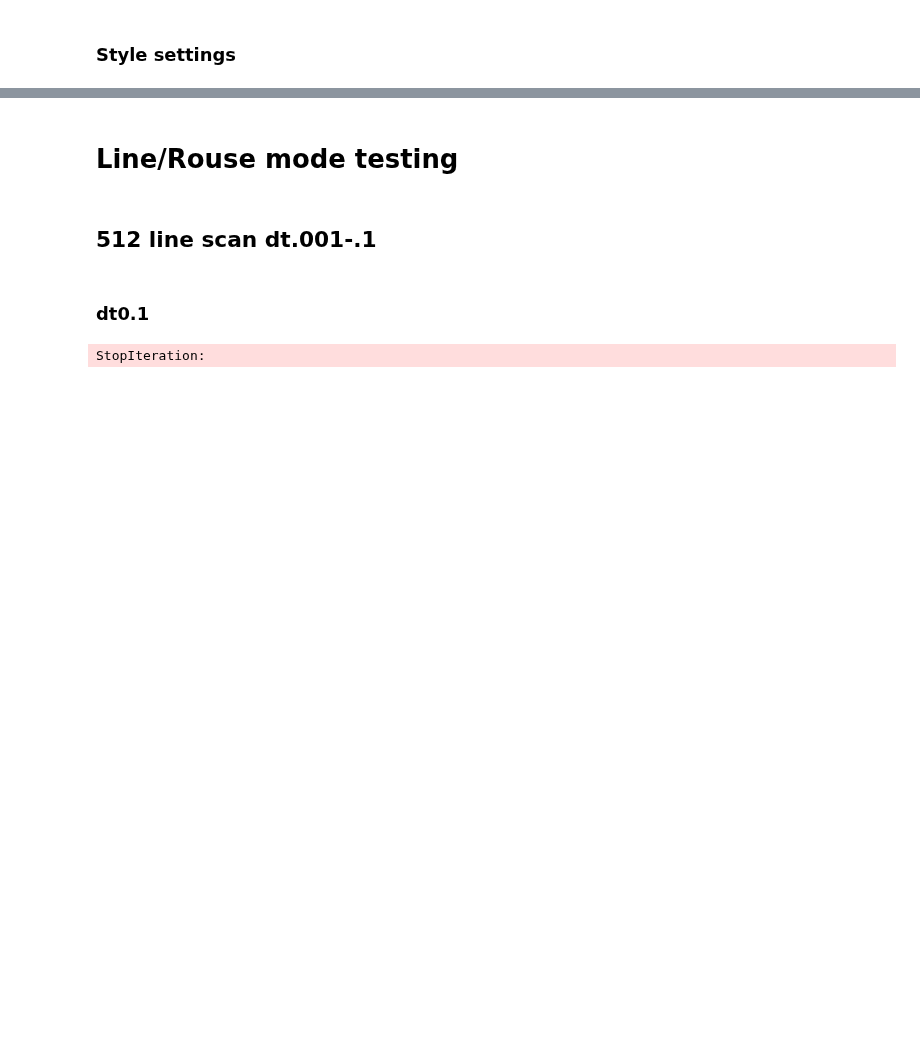
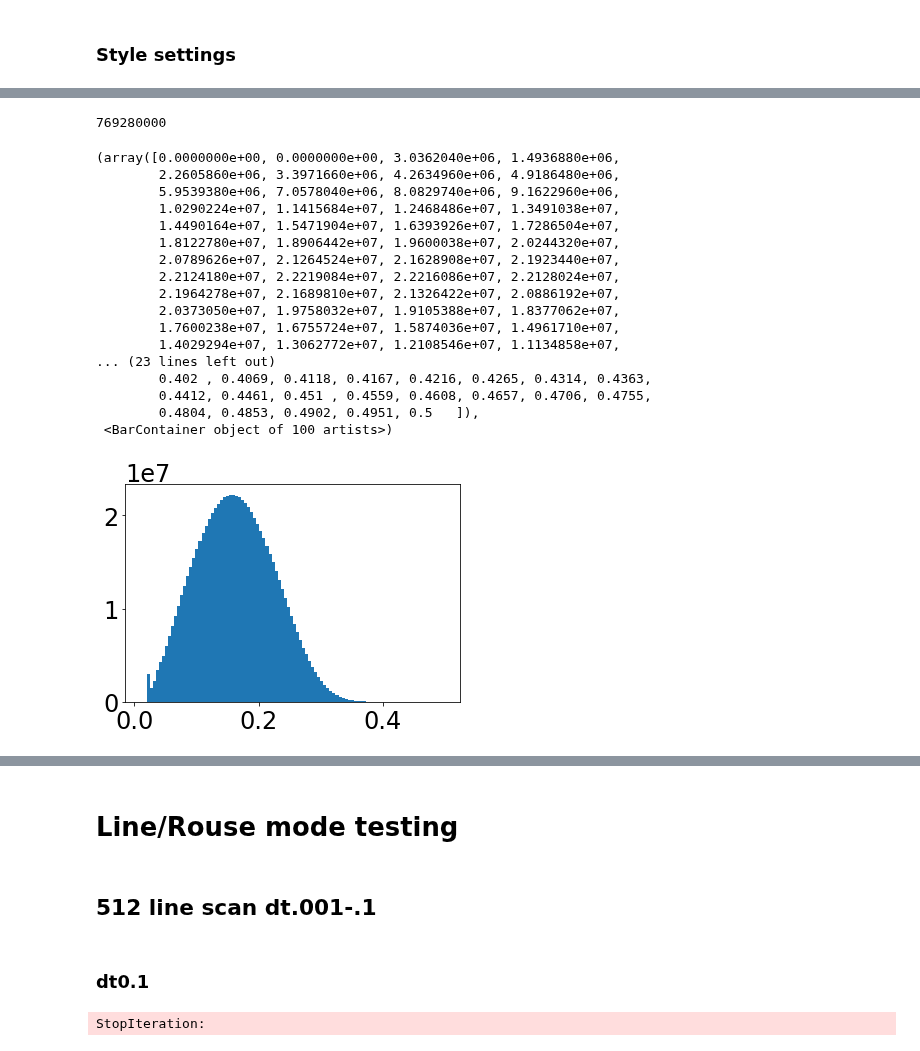
Before and after one commit to palladio11/aLENS_analysis, a Jupyter notebook: notebooks/02-Testing.ipynb, the cells around one changed output, grey strips where cells are left out. Drawn from its saved outputs; the diff is of its cells as text; code cells hidden in the pictures; blank space fills up the shorter version.

```diff
--- a/notebooks/02-Testing.ipynb
+++ b/notebooks/02-Testing.ipynb
@@ -93,0 +125,24 @@ def rsqr_val(func, x, y, popts):
+# %%
+print(len(dist_list))
+# print(dist_list)
+plt.hist(np.array(dist_list).flatten(), bins=100, range=(.01, .5))
+# %% [output]
+769280000
+(array([0.0000000e+00, 0.0000000e+00, 3.0362040e+06, 1.4936880e+06,
+        2.2605860e+06, 3.3971660e+06, 4.2634960e+06, 4.9186480e+06,
+        5.9539380e+06, 7.0578040e+06, 8.0829740e+06, 9.1622960e+06,
+        1.0290224e+07, 1.1415684e+07, 1.2468486e+07, 1.3491038e+07,
+        1.4490164e+07, 1.5471904e+07, 1.6393926e+07, 1.7286504e+07,
+        1.8122780e+07, 1.8906442e+07, 1.9600038e+07, 2.0244320e+07,
+        2.0789626e+07, 2.1264524e+07, 2.1628908e+07, 2.1923440e+07,
+        2.2124180e+07, 2.2219084e+07, 2.2216086e+07, 2.2128024e+07,
+        2.1964278e+07, 2.1689810e+07, 2.1326422e+07, 2.0886192e+07,
+        2.0373050e+07, 1.9758032e+07, 1.9105388e+07, 1.8377062e+07,
+        1.7600238e+07, 1.6755724e+07, 1.5874036e+07, 1.4961710e+07,
+        1.4029294e+07, 1.3062772e+07, 1.2108546e+07, 1.1134858e+07,
+... (23 lines left out)
+        0.402 , 0.4069, 0.4118, 0.4167, 0.4216, 0.4265, 0.4314, 0.4363,
+        0.4412, 0.4461, 0.451 , 0.4559, 0.4608, 0.4657, 0.4706, 0.4755,
+        0.4804, 0.4853, 0.4902, 0.4951, 0.5   ]),
+ <BarContainer object of 100 artists>)
+[figure, added]
```
Also changed, not shown: parts of 6 cells of this notebook, 10 other files.
